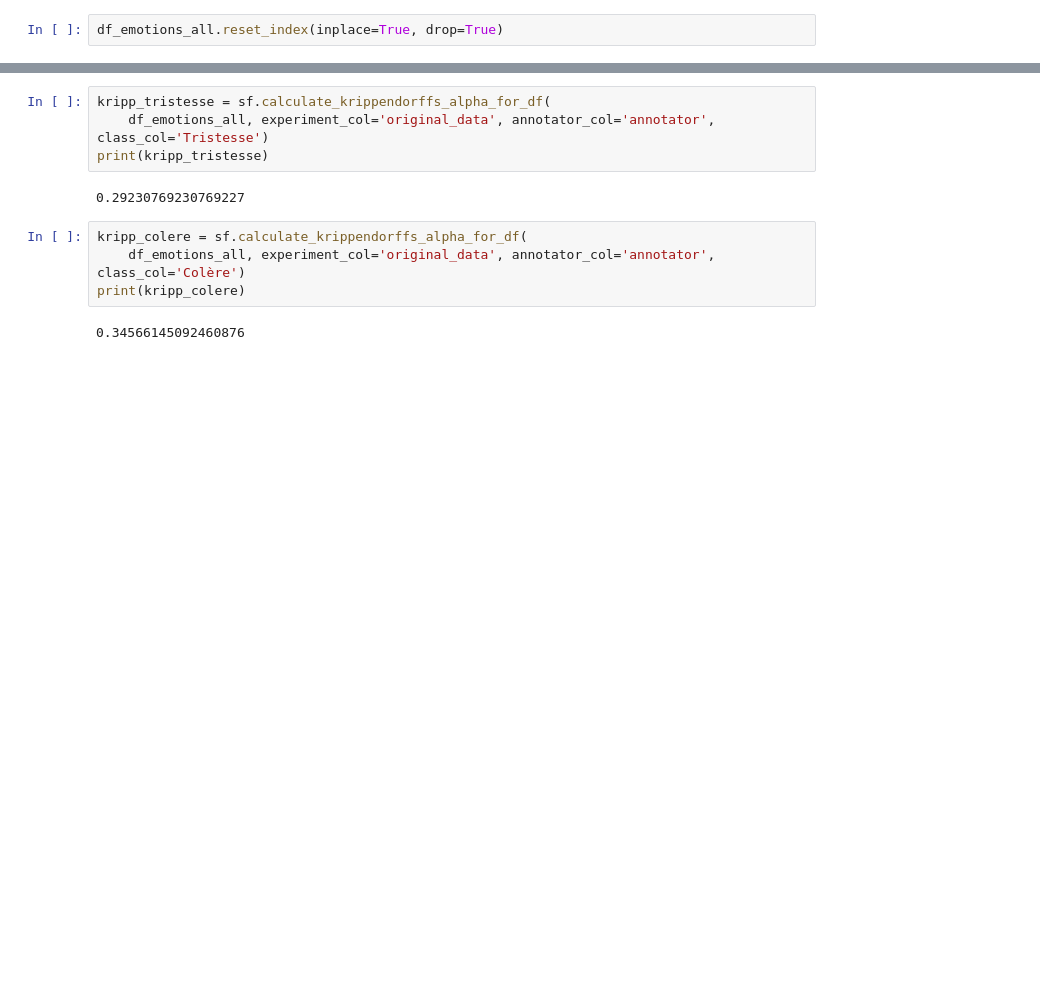
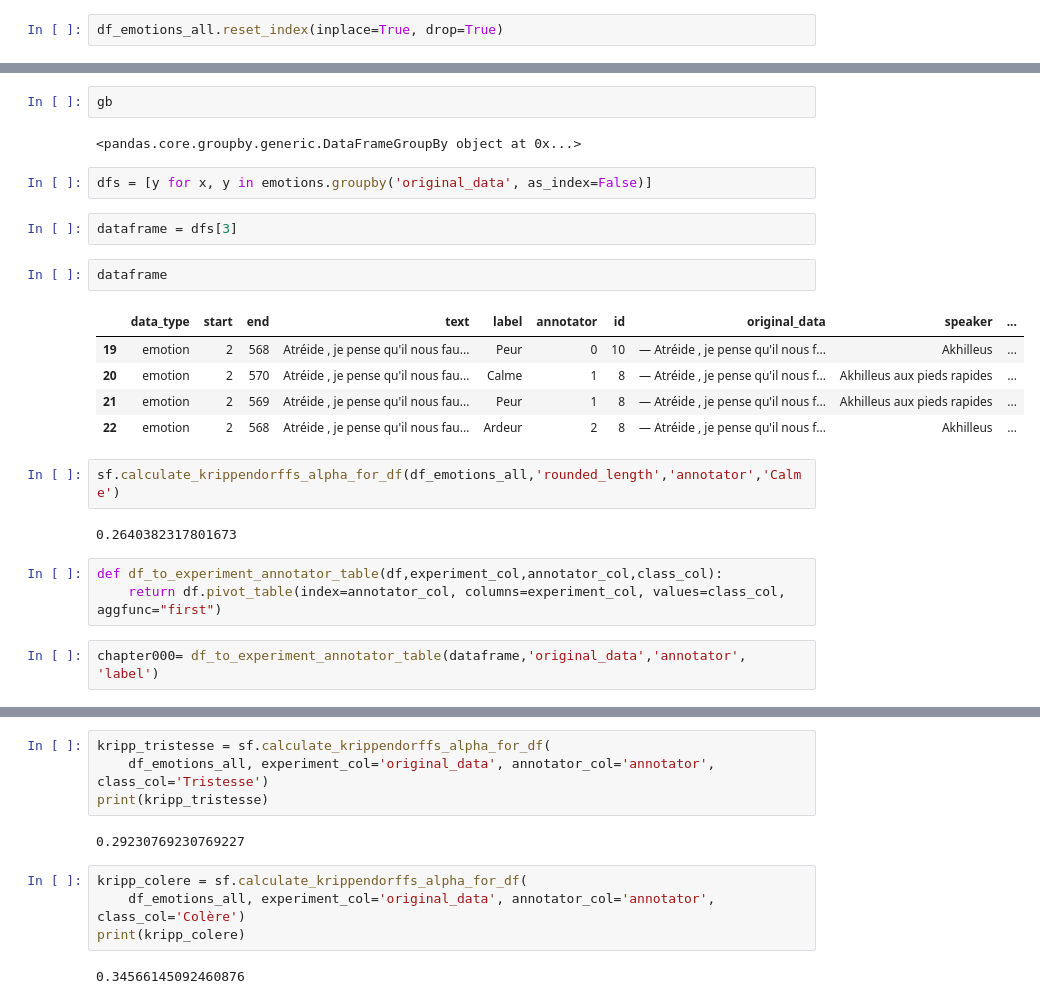
Before and after one commit to dpicca/Homer_Iliad_Dataset, a Jupyter notebook: Dataframes/Data_cleaning.ipynb, the cells around one changed output, grey strips where cells are left out. Cells and saved outputs as stored; diff of their text form; blank space fills up the shorter version.

Commit message:
IAA test to separate in chapters

```diff
--- a/Dataframes/Data_cleaning.ipynb
+++ b/Dataframes/Data_cleaning.ipynb
@@ -476,0 +661,25 @@ kripp_rows = sf.calculate_krippendorffs_alpha_for_df(df_emotions_all, experiment
+# %%
+gb
+# %% [output]
+<pandas.core.groupby.generic.DataFrameGroupBy object at 0x...>
+# %%
+dfs = [y for x, y in emotions.groupby('original_data', as_index=False)]
+# %%
+dataframe = dfs[3]
+# %%
+dataframe
+# %% [output]
+|  | data_type | start | end | text | label | annotator | id | original_data | speaker | ... |
+| 19 | emotion | 2 | 568 | Atréide , je pense qu'il nous fau... | Peur | 0 | 10 | — Atréide , je pense qu'il nous f... | Akhilleus | ... |
+| 20 | emotion | 2 | 570 | Atréide , je pense qu'il nous fau... | Calme | 1 | 8 | — Atréide , je pense qu'il nous f... | Akhilleus aux pieds rapides | ... |
+| 21 | emotion | 2 | 569 | Atréide , je pense qu'il nous fau... | Peur | 1 | 8 | — Atréide , je pense qu'il nous f... | Akhilleus aux pieds rapides | ... |
+| 22 | emotion | 2 | 568 | Atréide , je pense qu'il nous fau... | Ardeur | 2 | 8 | — Atréide , je pense qu'il nous f... | Akhilleus | ... |
+# %%
+sf.calculate_krippendorffs_alpha_for_df(df_emotions_all,'rounded_length','annotator','Calme')
+# %% [output]
+0.2640382317801673
+# %%
+def df_to_experiment_annotator_table(df,experiment_col,annotator_col,class_col):
+    return df.pivot_table(index=annotator_col, columns=experiment_col, values=class_col, aggfunc="first")
+# %%
+chapter000= df_to_experiment_annotator_table(dataframe,'original_data','annotator', 'label')
```
Also changed, not shown: parts of 24 cells of this notebook.
